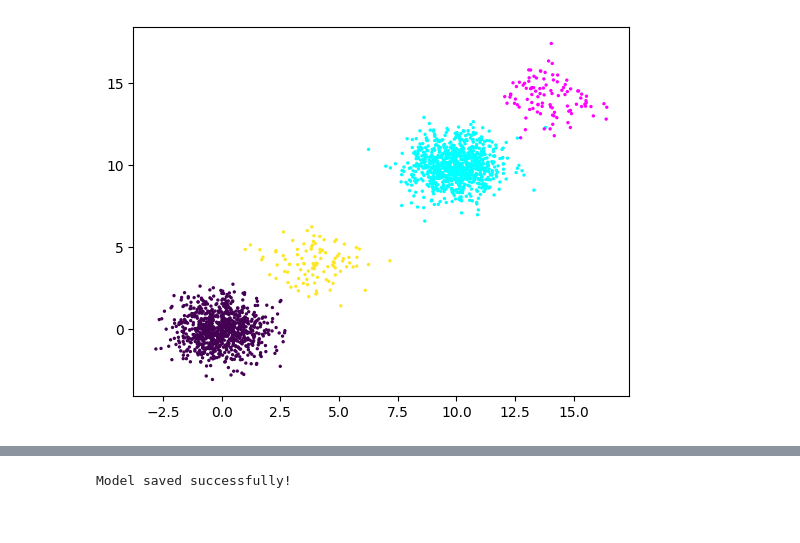
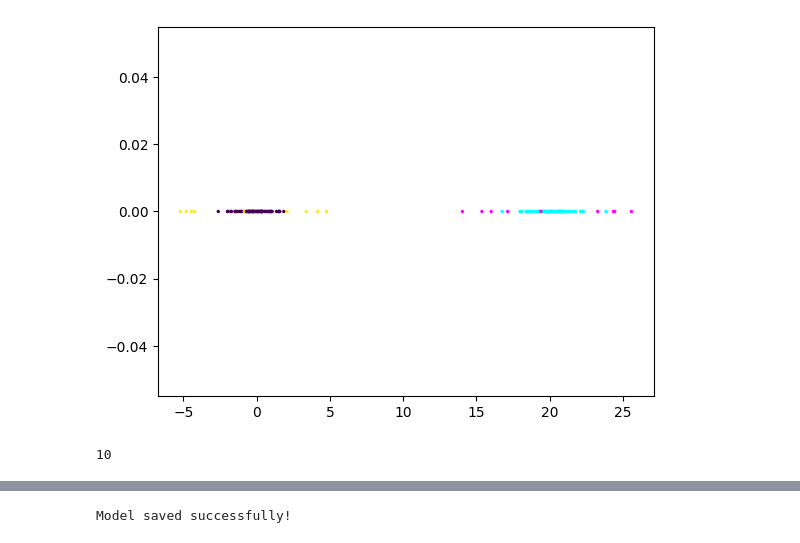
Before and after one commit to NT-Loi/SI_WDGRL, a Jupyter notebook: train_wdgrl.ipynb, the cells around one changed output, grey strips where cells are left out. Cells and saved outputs as stored; diff of their text form; code cells hidden in the pictures.

```diff
--- a/train_wdgrl.ipynb
+++ b/train_wdgrl.ipynb
@@ -194,7 +192,8 @@ class WDGRL():
         return self.critic(self.generator(x)).mean().item()
 # %%
 import numpy as np
-
+np.random.seed(42)
+torch.manual_seed(42)
 def gen_data(mu, delta, n, d: int = 2):
     noise = np.random.normal(loc = 0, scale = 1, size=(n, d))
     mu = np.full((n, d), mu, dtype=np.float64)
@@ -203,29 +202,30 @@ def gen_data(mu, delta, n, d: int = 2):
         return mu + noise, np.zeros(n)
 
     # 10% of the data are abnormal
-    abnormal_idx = np.random.choice(n, int(n/10), replace=False)
-
-    mu[abnormal_idx, :] += delta
-
+    abnormal_idx_1 = np.random.choice(n, int(n/20), replace=False)
+    abnormal_idx_2 = np.random.choice(n, int(n/20), replace=False)
+    mu[abnormal_idx_1, :] += delta
+    mu[abnormal_idx_2, :] -= delta
     X = mu + noise
     Y = np.zeros(n)
-    Y[abnormal_idx] = 1
+    Y[abnormal_idx_1] = 1
+    Y[abnormal_idx_2] = 1
     return X, Y
 # %%
 import matplotlib.pyplot as plt
 
 """Create synthetic dataset and dataloaders for domain adaptation."""
 # Create datasets
-ns, nt = 1000, 1000
+ns, nt, d = 100, 100, 1
 
-xs, ys = gen_data(0, 4, ns)
-xt, yt = gen_data(10, 4, nt)
+xs, ys = gen_data(0, 4, ns, d)
+xt, yt = gen_data(20, 4, nt, d)
 
-plt.scatter(xs[:, 0], xs[:, 1], c=ys, cmap='viridis', s=2)
-plt.scatter(xt[:, 0], xt[:, 1], c=yt, cmap='cool', s=2)
+plt.scatter(xs[:, 0], np.zeros_like(xs[:, 0]), c=ys, cmap='viridis', s=2)
+plt.scatter(xt[:, 0], np.zeros_like(xt[:, 0]), c=yt, cmap='cool', s=2)
 plt.show()
 # %% [output]
-[figure, old version]
+[figure, new version]
 # %%
 def common_divisors(N_A, N_B):
     gcd = np.gcd(N_A, N_B)  # Step 1: Compute GCD
@@ -234,6 +234,9 @@ def common_divisors(N_A, N_B):
 common_divisors(ns, nt)
 cd = [d for d in reversed(common_divisors(ns, nt)) if nt//d >= 10]
 cd = cd[0]
+cd
+# %% [output]
+10
 # %%
 # Convert to PyTorch tensors
 xs = torch.FloatTensor(xs)
```
Also changed, not shown: parts of 5 cells of this notebook, 3 other files.
